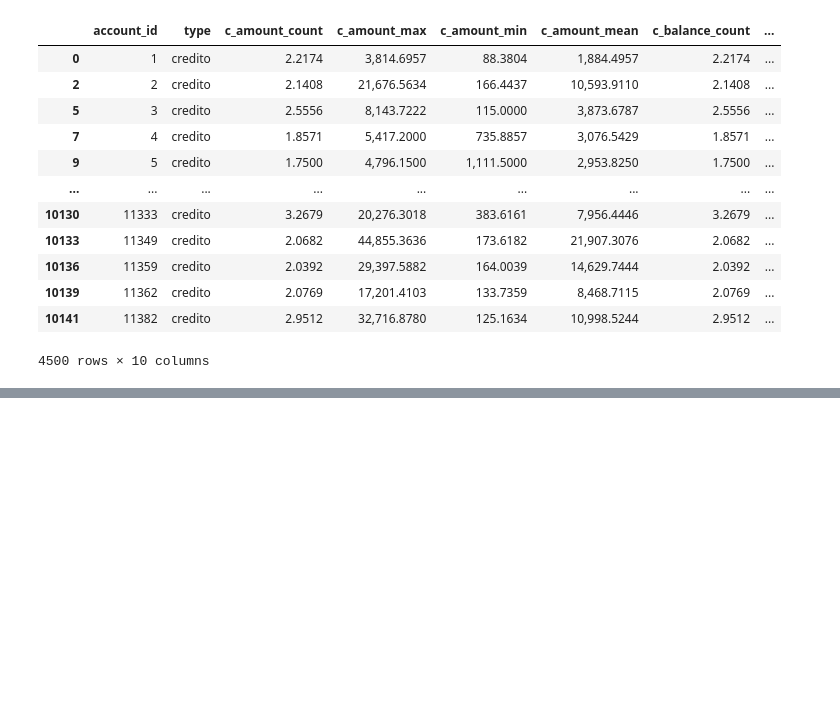
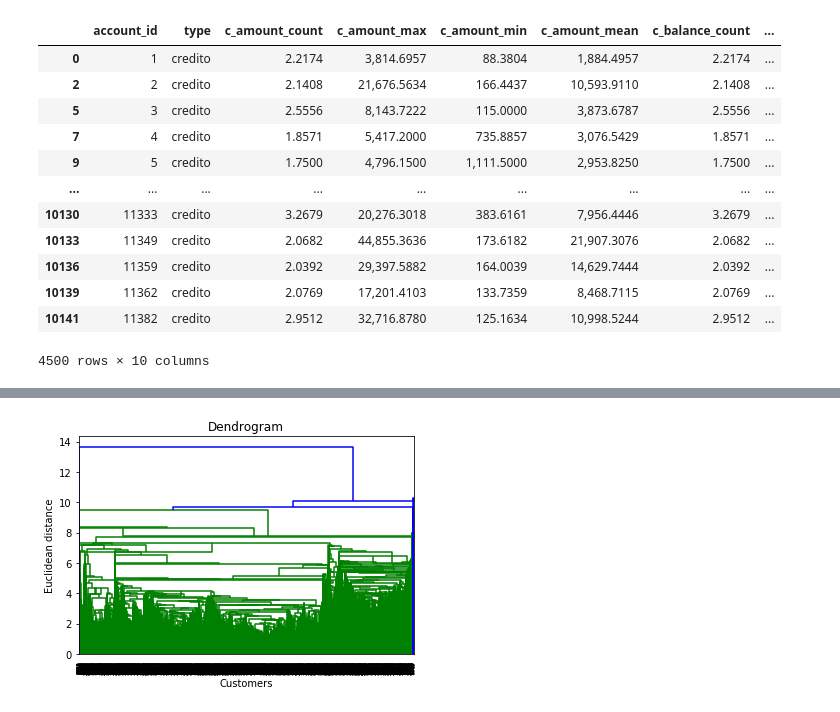
Before and after one commit to Jav10/ClusterBank, a Jupyter notebook: examen2.ipynb, the cells around one changed output, grey strips where cells are left out. Saved outputs shown, nothing was run; the diff lists cells and outputs as text; code cells hidden in the pictures; blank space fills up the shorter version.

```diff
--- a/examen2.ipynb
+++ b/examen2.ipynb
@@ -422,0 +593,8 @@ loan.groupby(['status']).count()
+# %%
+dendrogram = sch.dendrogram(sch.linkage(scaler, method = 'centroid'))
+plt.title('Dendrogram')
+plt.xlabel('Customers')
+plt.ylabel('Euclidean distance')
+plt.show()
+# %% [output]
+[figure, added]
```
Also changed, not shown: parts of 91 cells of this notebook.
